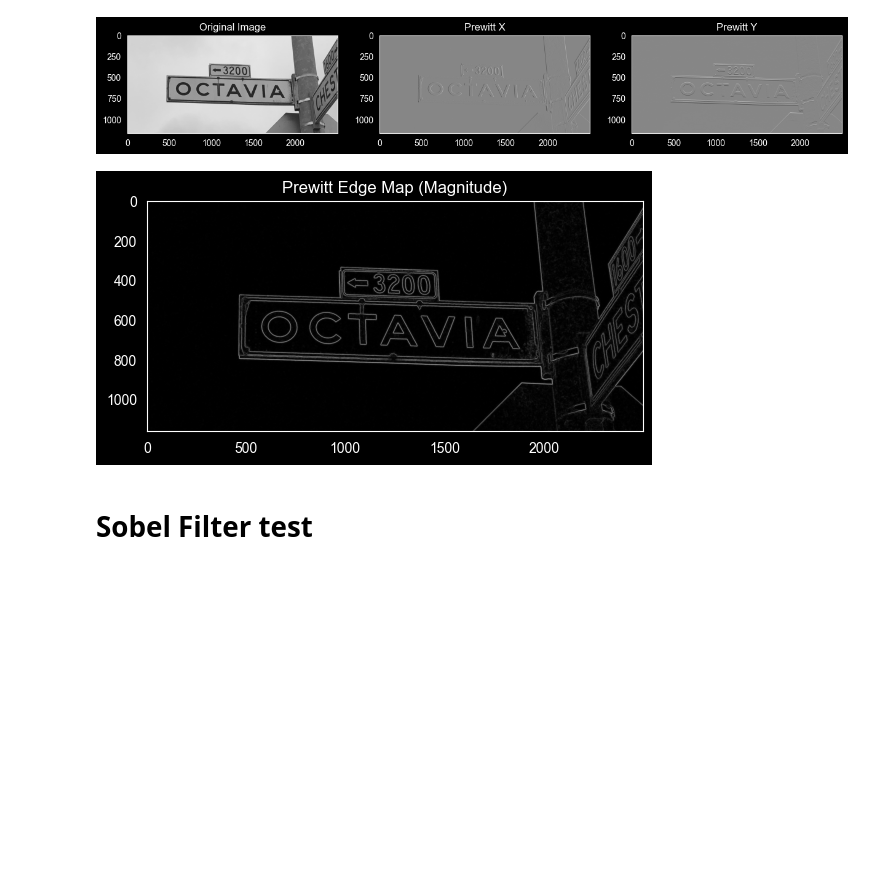
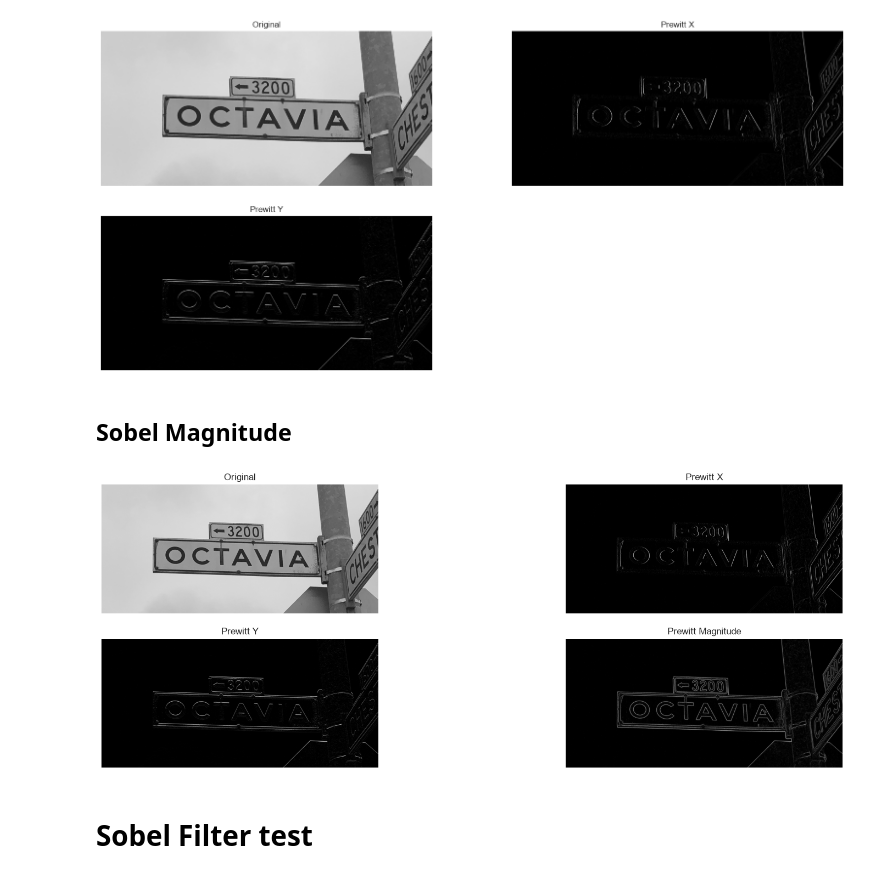
Before and after one commit to KevinShindel/ComputerVision, a Jupyter notebook: RobotDreams/lesson_4/FiltersTest.ipynb, the cells around one changed output. Saved outputs shown, nothing was run; the diff lists cells and outputs as text; code cells hidden in the pictures; blank space fills up the shorter version.

```diff
--- a/RobotDreams/lesson_4/FiltersTest.ipynb
+++ b/RobotDreams/lesson_4/FiltersTest.ipynb
@@ -5,0 +28,3 @@ from urllib.request import Request, urlopen
+# %%
+plt.rcParams['figure.figsize'] = [20, 14]
+sns.set_style('whitegrid')
@@ -12,4 +39,20 @@ def imread_url(url: str, flags=cv2.IMREAD_COLOR):
     if img is None:
         raise ValueError(f"Failed to decode image from URL: {url}")
     return img
+
+def show_images(images, titles):
+    # plt.figure(figsize=(20,15))
+
+    for i, (img, title) in enumerate(zip(images, titles)):
+        plt.subplot(len(images), 2, i+1)
+
+        clipped_img = np.clip(img / 255.0, 0, 1)
+        if clipped_img.ndim == 2:
+            plt.imshow(clipped_img, cmap='gray', vmin=0, vmax=1)
+        else:
+            plt.imshow(clipped_img)
+        plt.title(title)
+        plt.axis("off")
+
+    plt.show()
 # %% [markdown]
@@ -20,33 +68,27 @@ img = 'https://images.squarespace-cdn.com/content/v1/605aa57db04a457a373a2fdc/16
 # %%
 bgr = imread_url(img, cv2.IMREAD_COLOR)
 rgb = cv2.cvtColor(bgr, cv2.COLOR_BGR2RGB)
 gray = cv2.cvtColor(bgr, cv2.COLOR_BGR2GRAY)
 
 # Prewitt (custom kernels)
 kernelx = np.array([[ -1, 0, 1],
                     [ -1, 0, 1],
                     [ -1, 0, 1]], dtype=np.float32)
 kernely = np.array([[  1,  1,  1],
                     [  0,  0,  0],
                     [ -1, -1, -1]], dtype=np.float32)
 
 g_x = cv2.filter2D(gray, cv2.CV_32F, kernelx)
 g_y = cv2.filter2D(gray, cv2.CV_32F, kernely)
 
-# Draw Original, Prewitt X and Prewitt Y
-ax, fig = plt.subplots(1,3, figsize=(15,15))
-
-fig[0].imshow(gray, cmap='gray')
-fig[0].set_title('Original Image')
-fig[1].imshow(g_x, cmap='gray')
-fig[1].set_title('Prewitt X')
-fig[2].imshow(g_y, cmap='gray')
-fig[2].set_title('Prewitt Y')
-for ax in plt.gcf().axes:
-    ax.grid(False)
-plt.show()
+show_images(
+    [gray, g_x, g_y],
+    ['Original', 'Prewitt X', 'Prewitt Y']
+)
 # %% [output]
-[figure, old version]
+[figure, new version]
+# %% [markdown]
+## Sobel Magnitude
 # %%
 # Combine (gradient magnitude)
 magnitude = cv2.magnitude(g_x, g_y)
@@ -56,12 +98,12 @@ magnitude = cv2.normalize(
     magnitude, None, 0, 255, cv2.NORM_MINMAX
 ).astype(np.uint8)
 
-plt.imshow(magnitude, cmap='gray')
-plt.grid(False)
-plt.title('Prewitt Edge Map (Magnitude)')
-plt.show()
+show_images(
+    [gray, g_x, g_y, magnitude],
+    ['Original', 'Prewitt X', 'Prewitt Y', 'Prewitt Magnitude']
+)
 # %% [output]
-[figure, old version]
+[figure, new version]
 # %% [markdown]
 # Sobel Filter test
 # %%
```
Also changed, not shown: parts of 14 cells of this notebook, 7 other files.
